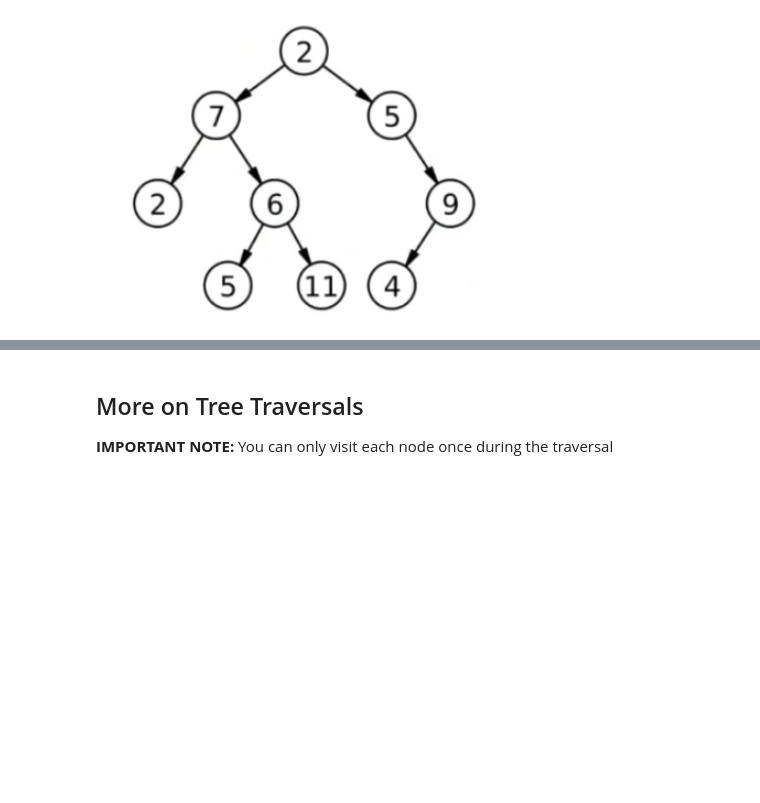
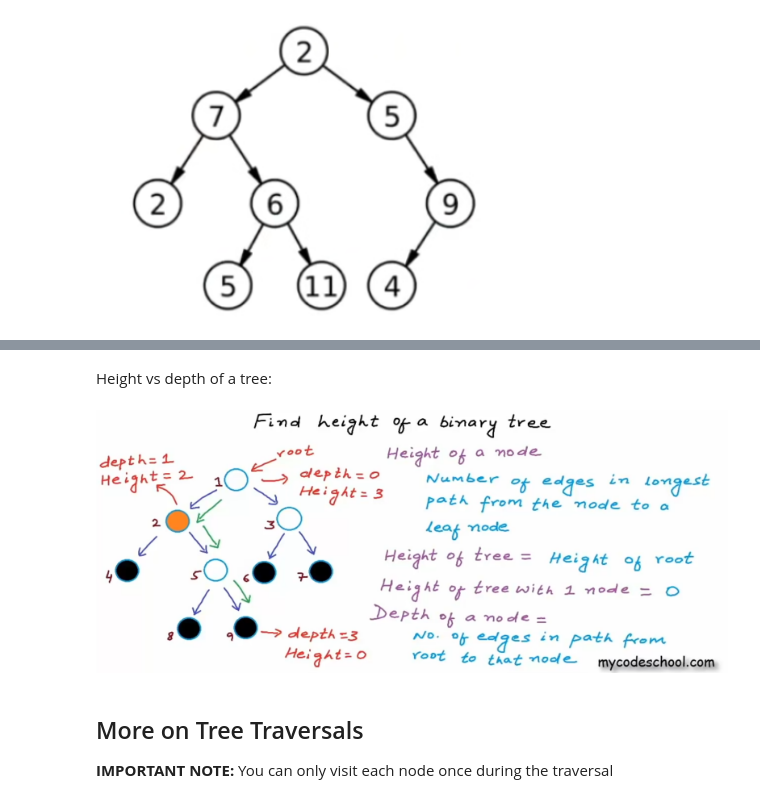
Before and after one commit to priscilla-arinze/Data-Structures-Algorithms-Review, a Jupyter notebook: Data Structure - Trees.ipynb, the cells around one changed output, grey strips where cells are left out. Drawn from its saved outputs; the diff is of its cells as text; code cells hidden in the pictures; blank space fills up the shorter version.

```diff
--- a/Data Structure - Trees.ipynb
+++ b/Data Structure - Trees.ipynb
@@ -80,3 +90,11 @@ __Traversal Techniques__:
+# %% [markdown]
+Height vs depth of a tree:
+# %%
+from IPython.display import Image
+from IPython.core.display import HTML
+Image(filename="aa_Screenshots/trees-height-vs-depth.png", width=900)
+# %% [output]
+[figure, added]
 # %% [markdown]
 ## More on Tree Traversals
 
```
Also changed, not shown: parts of 12 cells of this notebook, 2 other files.
